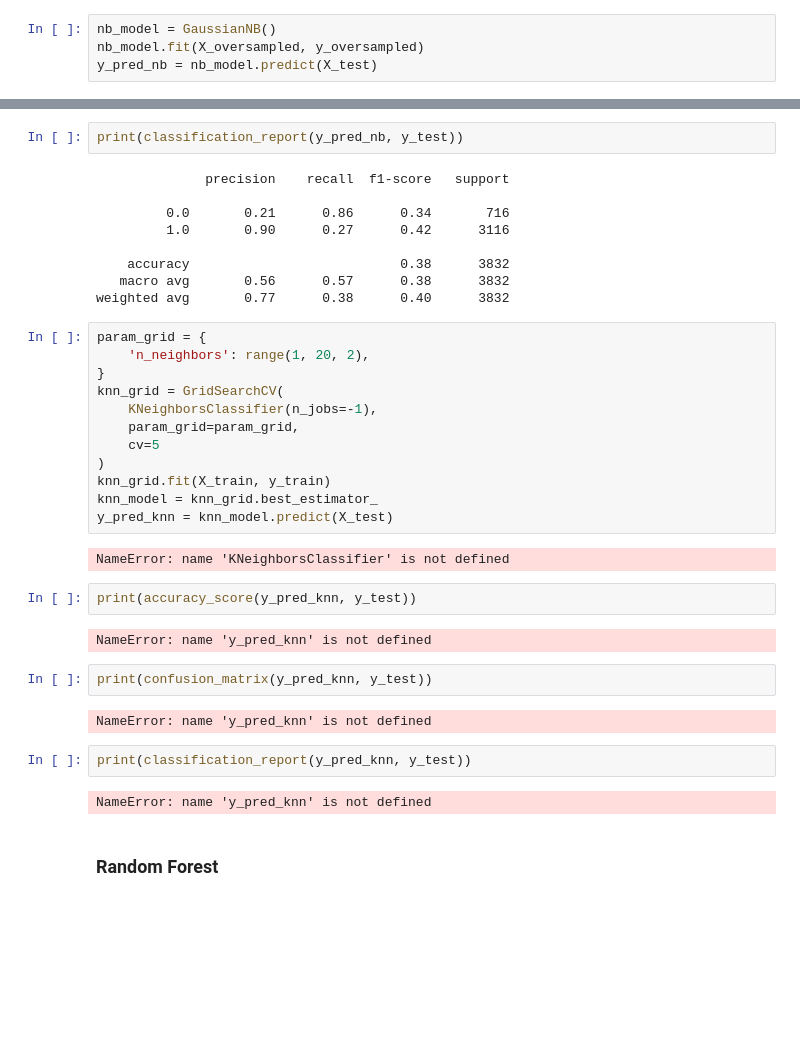
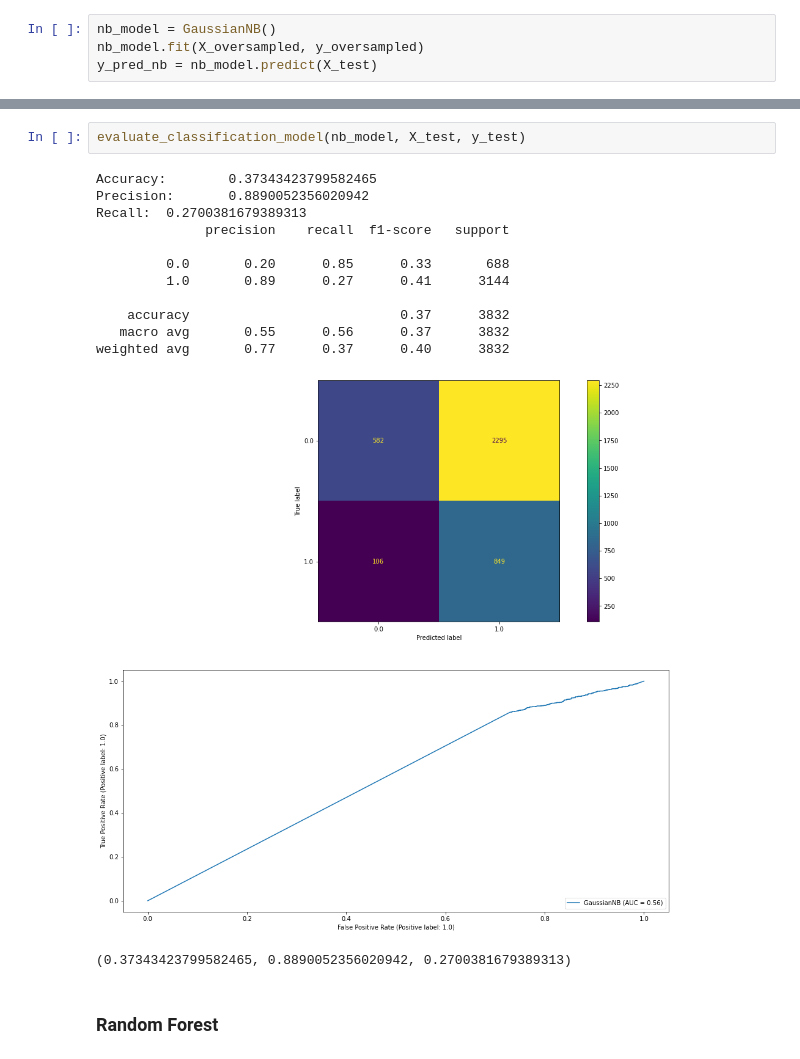
Before and after one commit to josumsc/hr-analytics-ds, a Jupyter notebook: src/hr-analytics-ds.ipynb, the cells around one changed output, grey strips where cells are left out. Saved outputs shown, nothing was run; the diff lists cells and outputs as text; blank space fills up the shorter version.

```diff
--- a/src/hr-analytics-ds.ipynb
+++ b/src/hr-analytics-ds.ipynb
@@ -288,40 +299,19 @@ print(confusion_matrix(y_pred_nb, y_test))
-# %%
-print(classification_report(y_pred_nb, y_test))
-# %% [output]
-              precision    recall  f1-score   support
-
-         0.0       0.21      0.86      0.34       716
-         1.0       0.90      0.27      0.42      3116
-
-    accuracy                           0.38      3832
-   macro avg       0.56      0.57      0.38      3832
-weighted avg       0.77      0.38      0.40      3832
-# %%
-param_grid = {
-    'n_neighbors': range(1, 20, 2),
-}
-knn_grid = GridSearchCV(
-    KNeighborsClassifier(n_jobs=-1),
-    param_grid=param_grid,
-    cv=5
-)
-knn_grid.fit(X_train, y_train)
-knn_model = knn_grid.best_estimator_
-y_pred_knn = knn_model.predict(X_test)
-# %% [output]
-NameError: name 'KNeighborsClassifier' is not defined
-# %%
-print(accuracy_score(y_pred_knn, y_test))
-# %% [output]
-NameError: name 'y_pred_knn' is not defined
-# %%
-print(confusion_matrix(y_pred_knn, y_test))
-# %% [output]
-NameError: name 'y_pred_knn' is not defined
-# %%
-print(classification_report(y_pred_knn, y_test))
-# %% [output]
-NameError: name 'y_pred_knn' is not defined
+# %%
+evaluate_classification_model(nb_model, X_test, y_test)
+# %% [output]
+Accuracy:        0.37343423799582465
+Precision:       0.8890052356020942
+Recall:  0.2700381679389313
+              precision    recall  f1-score   support
+
+         0.0       0.20      0.85      0.33       688
+         1.0       0.89      0.27      0.41      3144
+
+    accuracy                           0.37      3832
+   macro avg       0.55      0.56      0.37      3832
+weighted avg       0.77      0.37      0.40      3832
+[figure, added]
+(0.37343423799582465, 0.8890052356020942, 0.2700381679389313)
 # %% [markdown]
 ### Random Forest
 # %%
```
Also changed, not shown: parts of 22 cells of this notebook.
